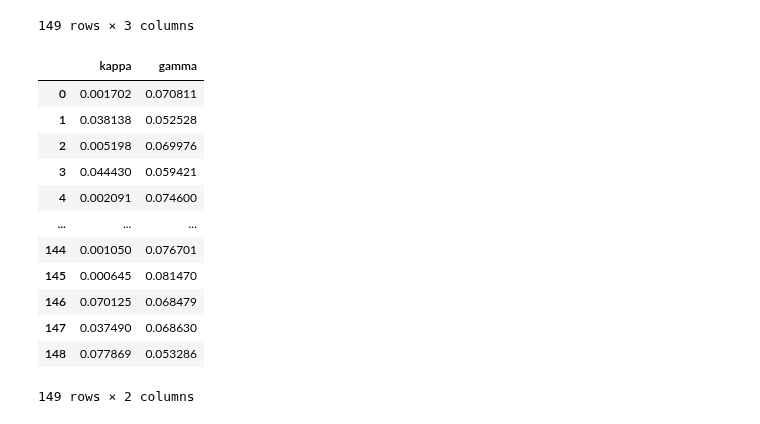
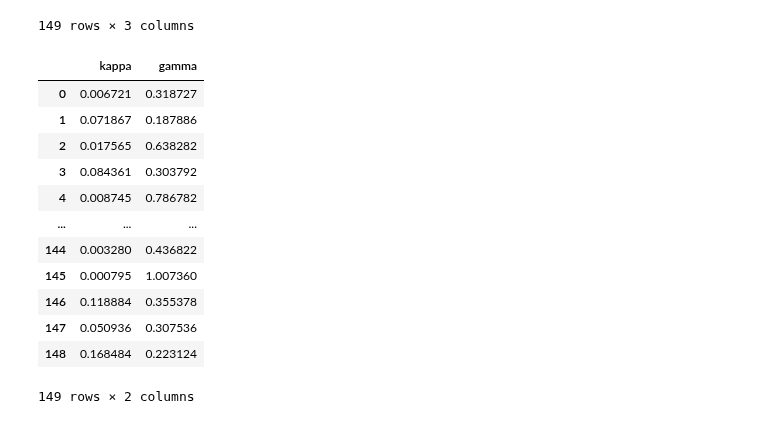
Before and after one commit to CDN-Lab/BH_model, a Jupyter notebook: BHM_MLE_correlation.ipynb, the cells around one changed output. Cells and saved outputs as stored; diff of their text form; code cells hidden in the pictures.

```diff
--- a/BHM_MLE_correlation.ipynb
+++ b/BHM_MLE_correlation.ipynb
@@ -45,22 +45,22 @@ def extract_mean(fn,var_names=['kappa','gamma'],nb_subjects=149):
     return df_bhm
 # %%
 bhm_dir = '/Volumes/UCDN/datasets/IDM/BH/csv'
-bhm_fn = os.path.join(bhm_dir,'BHM_model_summary.csv')
+bhm_fn = os.path.join(bhm_dir,'BHM_model_summary.hyperpriors.csv')
 df_bhm = extract_mean(bhm_fn,var_names=['kappa','gamma'],nb_subjects=df_mle.shape[0])
 df_bhm
 # %% [output]
 |  | kappa | gamma |
-| 0 | 0.001702 | 0.070811 |
-| 1 | 0.038138 | 0.052528 |
-| 2 | 0.005198 | 0.069976 |
-| 3 | 0.044430 | 0.059421 |
-| 4 | 0.002091 | 0.074600 |
+| 0 | 0.006721 | 0.318727 |
+| 1 | 0.071867 | 0.187886 |
+| 2 | 0.017565 | 0.638282 |
+| 3 | 0.084361 | 0.303792 |
+| 4 | 0.008745 | 0.786782 |
 | ... | ... | ... |
-| 144 | 0.001050 | 0.076701 |
-| 145 | 0.000645 | 0.081470 |
-| 146 | 0.070125 | 0.068479 |
-| 147 | 0.037490 | 0.068630 |
-| 148 | 0.077869 | 0.053286 |
+| 144 | 0.003280 | 0.436822 |
+| 145 | 0.000795 | 1.007360 |
+| 146 | 0.118884 | 0.355378 |
+| 147 | 0.050936 | 0.307536 |
+| 148 | 0.168484 | 0.223124 |
 149 rows × 2 columns
 # %%
 def plot_correlation(df_mle,df_bhm,idx=1,var='kappa'):
```
Also changed, not shown: parts of 1 cell of this notebook.
